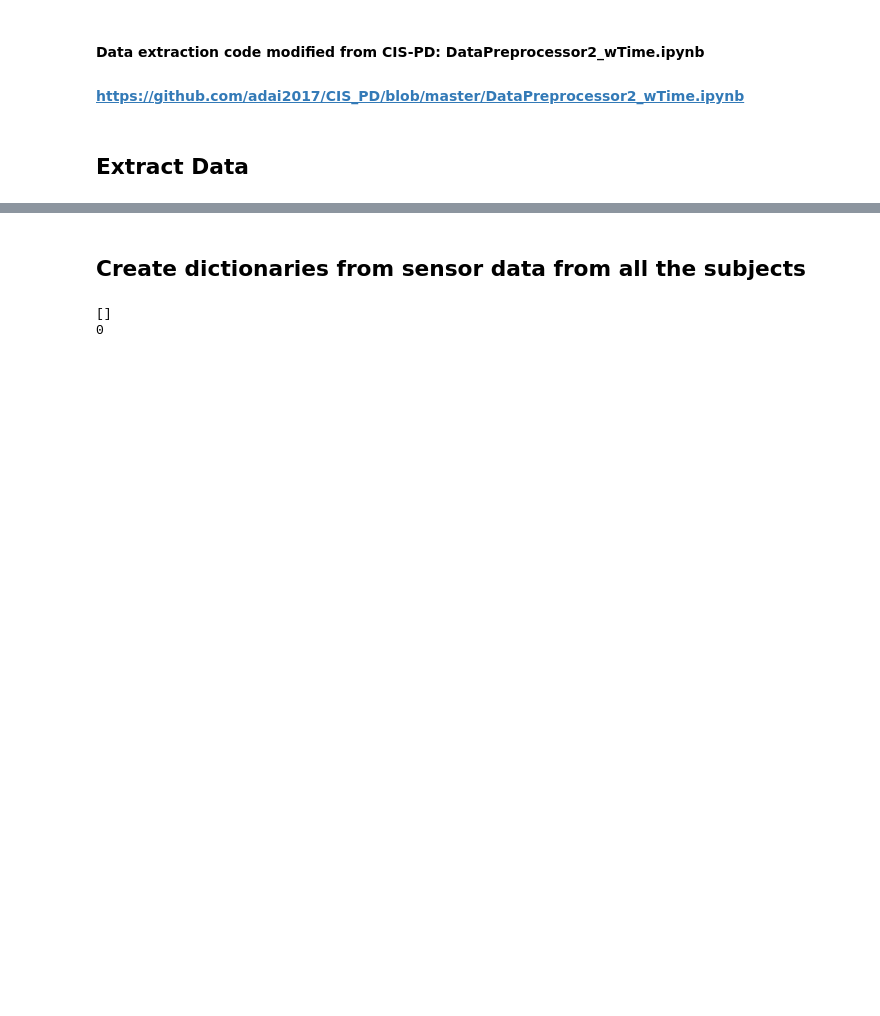
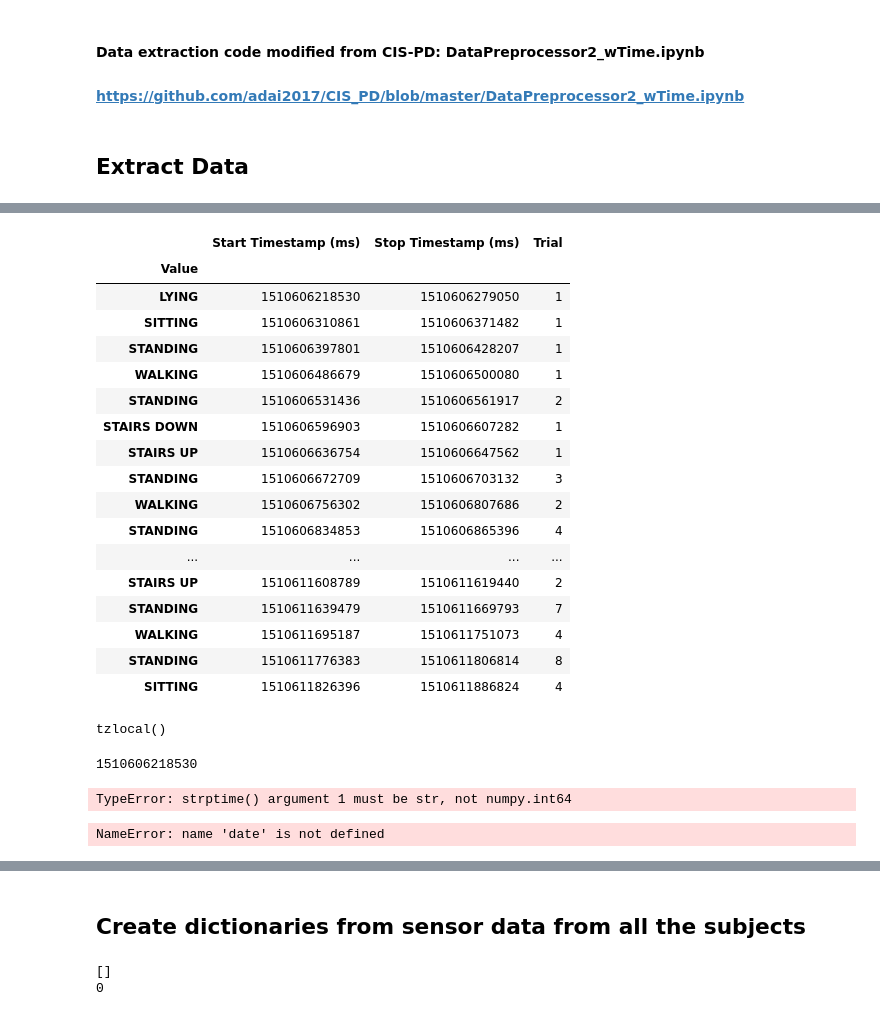
Before and after one commit to kamshee/activity-recognition-process, a Jupyter notebook: activityrec.ipynb, the cells around one changed output, grey strips where cells are left out. Cells and saved outputs as stored; diff of their text form; code cells hidden in the pictures; blank space fills up the shorter version.

Commit message:
added next steps for timestamps

```diff
--- a/activityrec.ipynb
+++ b/activityrec.ipynb
@@ -178,0 +183,26 @@ def  extract_data(SubID, path):
+# %%
+SubID = 'HC02'
+path = r'//FS2.smpp.local\RTO\Inpatient Sensors -Stroke\Data\biostamp_data\controls'
+path_hc02 = os.path.join(path, SubID)
+timestamp =process_annotations(path_hc02)
+# %%
+timestamp
+# %% [output]
+|  | Start Timestamp (ms) | Stop Timestamp (ms) | Trial |
+| Value |  |  |  |
+| LYING | 1510606218530 | 1510606279050 | 1 |
+| SITTING | 1510606310861 | 1510606371482 | 1 |
+| STANDING | 1510606397801 | 1510606428207 | 1 |
+| WALKING | 1510606486679 | 1510606500080 | 1 |
+| STANDING | 1510606531436 | 1510606561917 | 2 |
+| STAIRS DOWN | 1510606596903 | 1510606607282 | 1 |
+| STAIRS UP | 1510606636754 | 1510606647562 | 1 |
+| STANDING | 1510606672709 | 1510606703132 | 3 |
+| WALKING | 1510606756302 | 1510606807686 | 2 |
+| STANDING | 1510606834853 | 1510606865396 | 4 |
+| ... | ... | ... | ... |
+| STAIRS UP | 1510611608789 | 1510611619440 | 2 |
+| STANDING | 1510611639479 | 1510611669793 | 7 |
+| WALKING | 1510611695187 | 1510611751073 | 4 |
+| STANDING | 1510611776383 | 1510611806814 | 8 |
+| SITTING | 1510611826396 | 1510611886824 | 4 |
@@ -178,0 +215,18 @@ def  extract_data(SubID, path):
+# %%
+# utc = datetime.utcnow()
+# utc = datetime.strptime('2011-01-21 02:37:21', '%Y-%m-%d %H:%M:%S')
+utc = datetime.strptime(timestamp.iloc[0,0], '%Y-%m-%d %H:%M:%S')
+# %% [output]
+tzlocal()
+# %%
+timestamp.iloc[0,0]
+# %% [output]
+1510606218530
+# %%
+datetime.strptime(timestamp.iloc[0,0], '%Y-%m-%d %H:%M:%S')
+# %% [output]
+TypeError: strptime() argument 1 must be str, not numpy.int64
+# %%
+date('Y-m-d h:i:s',timestamp.iloc[0,0]/1000)
+# %% [output]
+NameError: name 'date' is not defined
```
Also changed, not shown: parts of 25 cells of this notebook.
